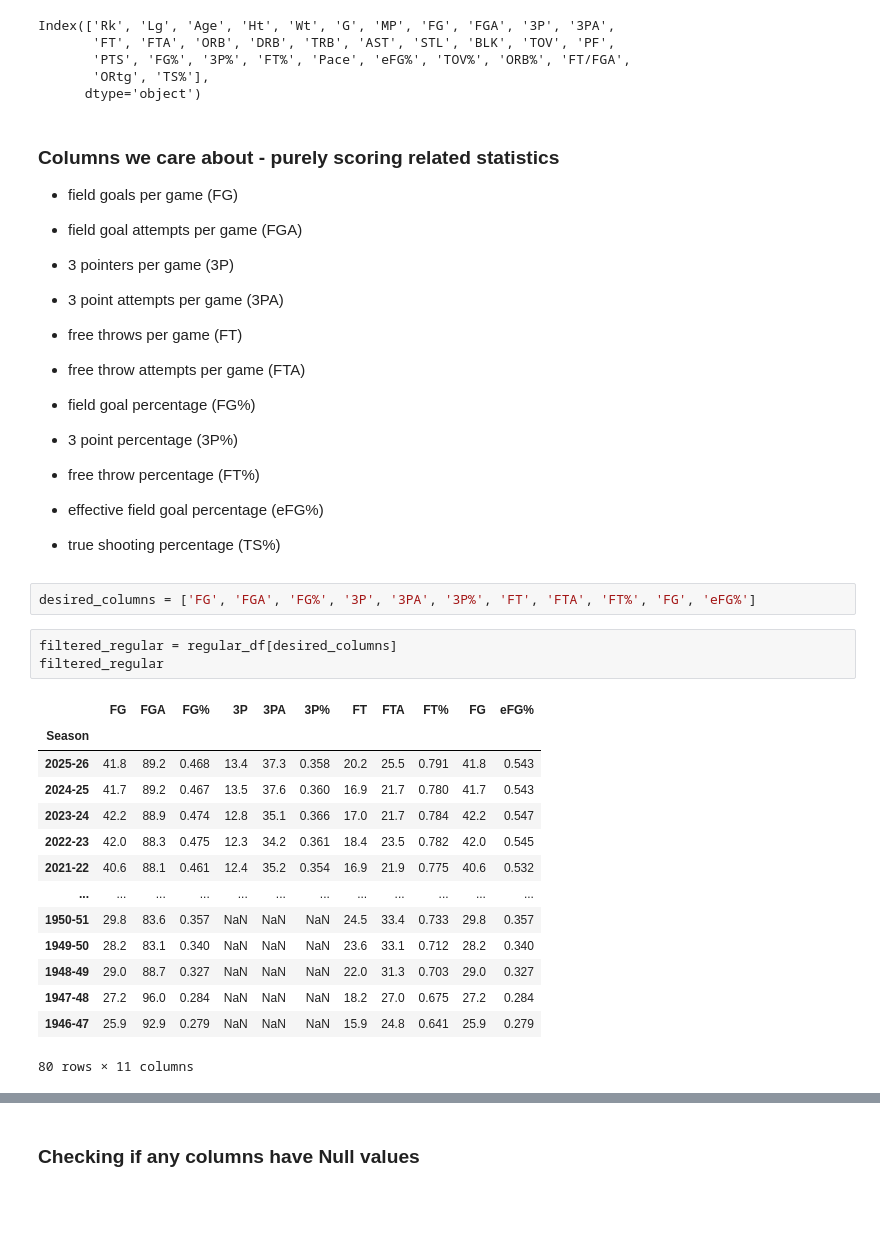
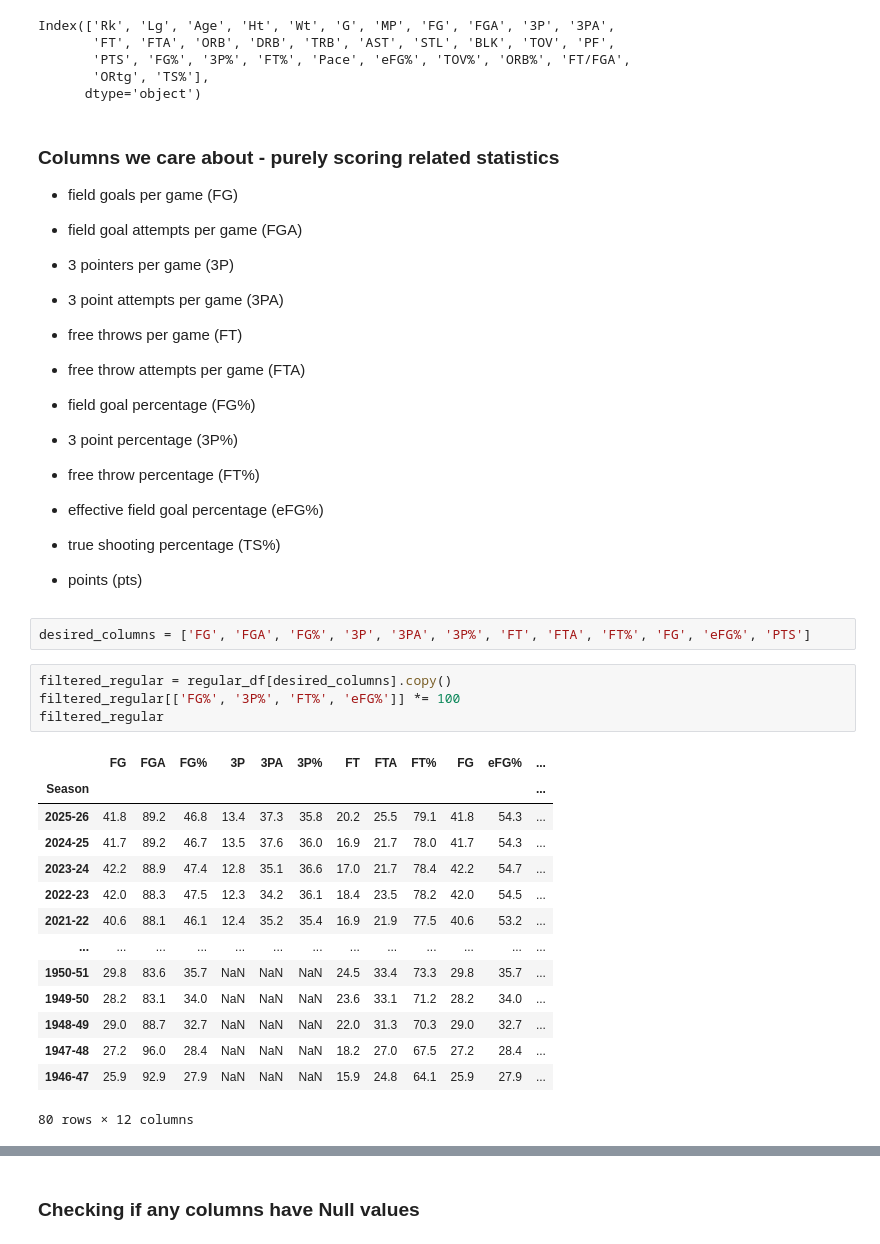
Before and after one commit to AidenLai2305/How-Have-NBA-Trends-Changed-Overtime, a Jupyter notebook: notebook.ipynb, the cells around one changed output, grey strips where cells are left out. Cells and saved outputs as stored; diff of their text form; blank space fills up the shorter version.

Commit message:
3pa and points eda

```diff
--- a/notebook.ipynb
+++ b/notebook.ipynb
@@ -74,24 +74,26 @@ Index(['Rk', 'Lg', 'Age', 'Ht', 'Wt', 'G', 'MP', 'FG', 'FGA', '3P', '3PA',
 - free throw percentage (FT%)
 - effective field goal percentage (eFG%)
 - true shooting percentage (TS%)
+- points (pts)
 # %%
-desired_columns = ['FG', 'FGA', 'FG%', '3P', '3PA', '3P%', 'FT', 'FTA', 'FT%', 'FG', 'eFG%']
+desired_columns = ['FG', 'FGA', 'FG%', '3P', '3PA', '3P%', 'FT', 'FTA', 'FT%', 'FG', 'eFG%', 'PTS']
 # %%
-filtered_regular = regular_df[desired_columns]
+filtered_regular = regular_df[desired_columns].copy()
+filtered_regular[['FG%', '3P%', 'FT%', 'eFG%']] *= 100
 filtered_regular
 # %% [output]
-|  | FG | FGA | FG% | 3P | 3PA | 3P% | FT | FTA | FT% | FG | eFG% |
-| Season |  |  |  |  |  |  |  |  |  |  |  |
-| 2025-26 | 41.8 | 89.2 | 0.468 | 13.4 | 37.3 | 0.358 | 20.2 | 25.5 | 0.791 | 41.8 | 0.543 |
-| 2024-25 | 41.7 | 89.2 | 0.467 | 13.5 | 37.6 | 0.360 | 16.9 | 21.7 | 0.780 | 41.7 | 0.543 |
-| 2023-24 | 42.2 | 88.9 | 0.474 | 12.8 | 35.1 | 0.366 | 17.0 | 21.7 | 0.784 | 42.2 | 0.547 |
-| 2022-23 | 42.0 | 88.3 | 0.475 | 12.3 | 34.2 | 0.361 | 18.4 | 23.5 | 0.782 | 42.0 | 0.545 |
-| 2021-22 | 40.6 | 88.1 | 0.461 | 12.4 | 35.2 | 0.354 | 16.9 | 21.9 | 0.775 | 40.6 | 0.532 |
-| ... | ... | ... | ... | ... | ... | ... | ... | ... | ... | ... | ... |
-| 1950-51 | 29.8 | 83.6 | 0.357 | NaN | NaN | NaN | 24.5 | 33.4 | 0.733 | 29.8 | 0.357 |
-| 1949-50 | 28.2 | 83.1 | 0.340 | NaN | NaN | NaN | 23.6 | 33.1 | 0.712 | 28.2 | 0.340 |
-| 1948-49 | 29.0 | 88.7 | 0.327 | NaN | NaN | NaN | 22.0 | 31.3 | 0.703 | 29.0 | 0.327 |
-| 1947-48 | 27.2 | 96.0 | 0.284 | NaN | NaN | NaN | 18.2 | 27.0 | 0.675 | 27.2 | 0.284 |
-| 1946-47 | 25.9 | 92.9 | 0.279 | NaN | NaN | NaN | 15.9 | 24.8 | 0.641 | 25.9 | 0.279 |
+|  | FG | FGA | FG% | 3P | 3PA | 3P% | FT | FTA | FT% | FG | eFG% | ... |
+| Season |  |  |  |  |  |  |  |  |  |  |  | ... |
+| 2025-26 | 41.8 | 89.2 | 46.8 | 13.4 | 37.3 | 35.8 | 20.2 | 25.5 | 79.1 | 41.8 | 54.3 | ... |
+| 2024-25 | 41.7 | 89.2 | 46.7 | 13.5 | 37.6 | 36.0 | 16.9 | 21.7 | 78.0 | 41.7 | 54.3 | ... |
+| 2023-24 | 42.2 | 88.9 | 47.4 | 12.8 | 35.1 | 36.6 | 17.0 | 21.7 | 78.4 | 42.2 | 54.7 | ... |
+| 2022-23 | 42.0 | 88.3 | 47.5 | 12.3 | 34.2 | 36.1 | 18.4 | 23.5 | 78.2 | 42.0 | 54.5 | ... |
+| 2021-22 | 40.6 | 88.1 | 46.1 | 12.4 | 35.2 | 35.4 | 16.9 | 21.9 | 77.5 | 40.6 | 53.2 | ... |
+| ... | ... | ... | ... | ... | ... | ... | ... | ... | ... | ... | ... | ... |
+| 1950-51 | 29.8 | 83.6 | 35.7 | NaN | NaN | NaN | 24.5 | 33.4 | 73.3 | 29.8 | 35.7 | ... |
+| 1949-50 | 28.2 | 83.1 | 34.0 | NaN | NaN | NaN | 23.6 | 33.1 | 71.2 | 28.2 | 34.0 | ... |
+| 1948-49 | 29.0 | 88.7 | 32.7 | NaN | NaN | NaN | 22.0 | 31.3 | 70.3 | 29.0 | 32.7 | ... |
+| 1947-48 | 27.2 | 96.0 | 28.4 | NaN | NaN | NaN | 18.2 | 27.0 | 67.5 | 27.2 | 28.4 | ... |
+| 1946-47 | 25.9 | 92.9 | 27.9 | NaN | NaN | NaN | 15.9 | 24.8 | 64.1 | 25.9 | 27.9 | ... |
-80 rows × 11 columns
+80 rows × 12 columns
 # %%
```
Also changed, not shown: parts of 7 cells of this notebook.
